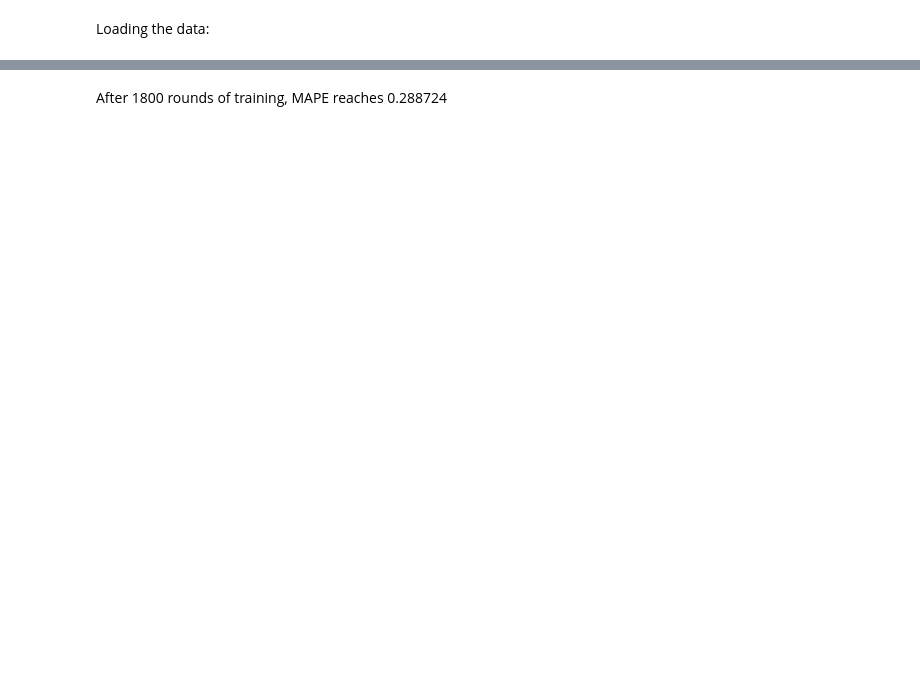
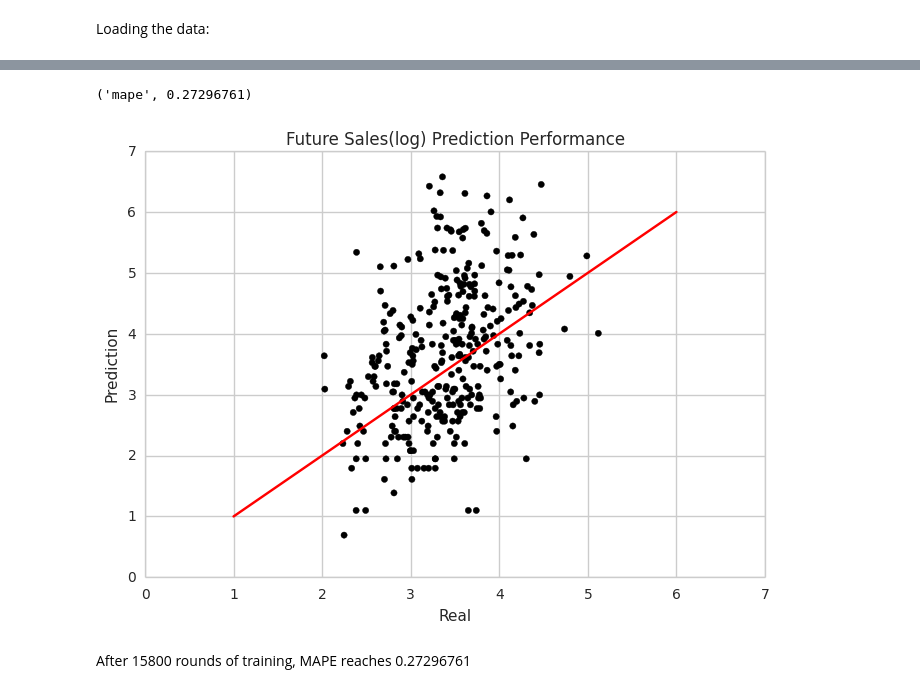
Before and after one commit to jiacheng-yao/ml_challenges, a Jupyter notebook: adidas_case_study (MAPE) - Categorical Embedding Approach.ipynb, the cells around one changed output, grey strips where cells are left out. Cells and saved outputs as stored; diff of their text form; code cells hidden in the pictures; blank space fills up the shorter version.

```diff
--- a/adidas_case_study (MAPE) - Categorical Embedding Approach.ipynb
+++ b/adidas_case_study (MAPE) - Categorical Embedding Approach.ipynb
@@ -85,0 +69,10 @@ DNNLinearCombinedRegressor(params={'head': <tensorflow.contrib.learn.python.lear
+# %%
+m.fit(
+    input_fn=lambda: input_fn(df_train),
+    steps=5000,
+    monitors=[validation_monitor],
+)
+
+results = m.evaluate(input_fn=lambda: input_fn(df_test), steps=1)
+for key in sorted(results):
+    print("%s: %s" % (key, results[key]))
@@ -85,0 +97,9 @@ DNNLinearCombinedRegressor(params={'head': <tensorflow.contrib.learn.python.lear
+# %%
+LABEL_COLUMN = 'saleslog'
+
+# Print out predictions
+y = m.predict(input_fn=lambda: input_fn(df_test))
+# .predict() returns an iterator; convert to a list and print predictions
+# islice(y,10) only the first 10 prediction results
+predictions = list(itertools.islice(y, df_test.shape[0]))
+real = list(df_test[LABEL_COLUMN])
@@ -86,2 +124,38 @@ DNNLinearCombinedRegressor(params={'head': <tensorflow.contrib.learn.python.lear
+# %%
+import numpy as np
+def mape(y,yhat):
+    return np.mean( np.abs((y-yhat) / y) )
+
+def mape_xg(yhat, y):
+    y = np.array(y)
+    yhat = np.array(yhat)
+    return "mape", mape(y,yhat)
+
+mape_xg(real, predictions)
+# %% [output]
+('mape', 0.27296761)
+# %%
+import numpy as np
+import matplotlib.pyplot as plt
+import matplotlib.lines as mlines
+import matplotlib.transforms as mtransforms
+
+import seaborn as sns
+sns.set_style('whitegrid')
+
+df_agg_result = pd.DataFrame({'pred': real,
+                              'real': predictions})
+
+result_sample = df_agg_result.sample(frac=0.1)
+
+fig, ax = plt.subplots()
+ax.scatter(result_sample['real'], result_sample['pred'], c='black')
+plt.plot([1, 6], [1, 6], 'k-', color = 'r')
+plt.title('Future Sales(log) Prediction Performance')
+plt.xlabel('Real')
+plt.ylabel('Prediction')
+plt.show()
+# %% [output]
+[figure, added]
 # %% [markdown]
-After 1800 rounds of training, MAPE reaches 0.288724
+After 15800 rounds of training, MAPE reaches 0.27296761
```
Also changed, not shown: parts of 6 cells of this notebook, 2 other files.
